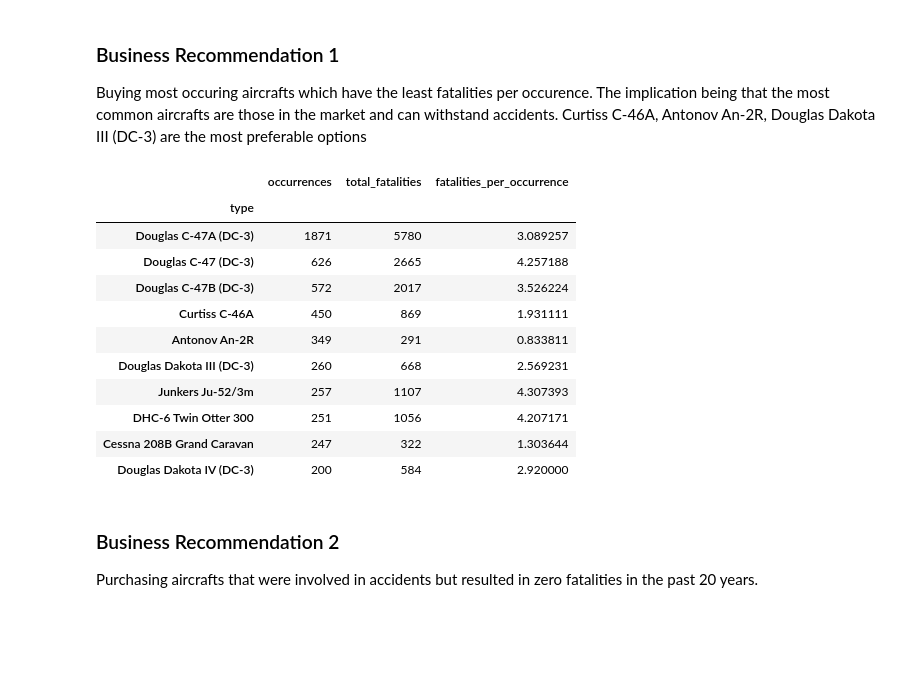
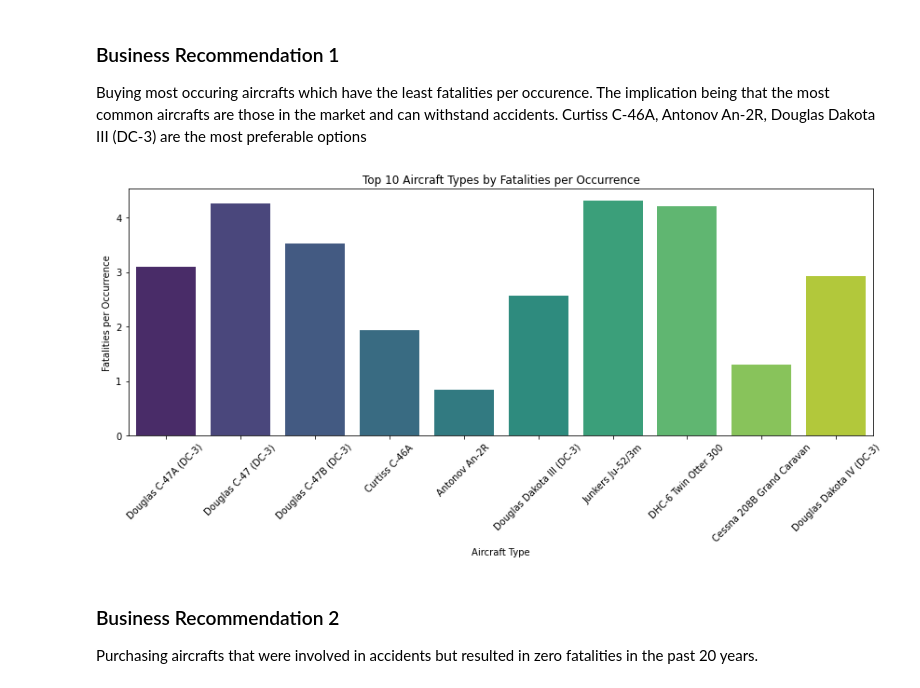
Before and after one commit to lorenaterah/phase-1-project, a Jupyter notebook: final.ipynb, the cells around one changed output. Drawn from its saved outputs; the diff is of its cells as text; code cells hidden in the pictures; blank space fills up the shorter version.

Commit message:
changes to final.ipynb for visualization

```diff
--- a/final.ipynb
+++ b/final.ipynb
@@ -153,25 +153,22 @@ Buying most occuring aircrafts which have the least fatalities per occurence. Th
 # %%
 
 plane_stats = df.groupby('type').agg(
     occurrences=('type', 'count'),
     total_fatalities=('total_fatalities', 'sum')
 ).sort_values(by=['occurrences', 'total_fatalities'], ascending=[False, True])
 
 plane_stats['fatalities_per_occurrence'] = plane_stats['total_fatalities'] / plane_stats['occurrences']
 plane_stats.head(10)
+plt.figure(figsize=(12, 6))
+sns.barplot(x=plane_stats.head(10).index, y=plane_stats.head(10)['fatalities_per_occurrence'], palette='viridis')
+plt.title('Top 10 Aircraft Types by Fatalities per Occurrence')
+plt.xlabel('Aircraft Type')
+plt.ylabel('Fatalities per Occurrence')
+plt.xticks(rotation=45)
+plt.tight_layout()
+plt.show()
 # %% [output]
-|  | occurrences | total_fatalities | fatalities_per_occurrence |
-| type |  |  |  |
-| Douglas C-47A (DC-3) | 1871 | 5780 | 3.089257 |
-| Douglas C-47 (DC-3) | 626 | 2665 | 4.257188 |
-| Douglas C-47B (DC-3) | 572 | 2017 | 3.526224 |
-| Curtiss C-46A | 450 | 869 | 1.931111 |
-| Antonov An-2R | 349 | 291 | 0.833811 |
-| Douglas Dakota III (DC-3) | 260 | 668 | 2.569231 |
-| Junkers Ju-52/3m | 257 | 1107 | 4.307393 |
-| DHC-6 Twin Otter 300 | 251 | 1056 | 4.207171 |
-| Cessna 208B Grand Caravan | 247 | 322 | 1.303644 |
-| Douglas Dakota IV (DC-3) | 200 | 584 | 2.920000 |
+[figure, added]
 # %% [markdown]
 ### Business Recommendation 2
 Purchasing aircrafts that were involved in accidents but resulted in zero fatalities in the past 20 years.
```
Also changed, not shown: parts of 2 cells of this notebook.
